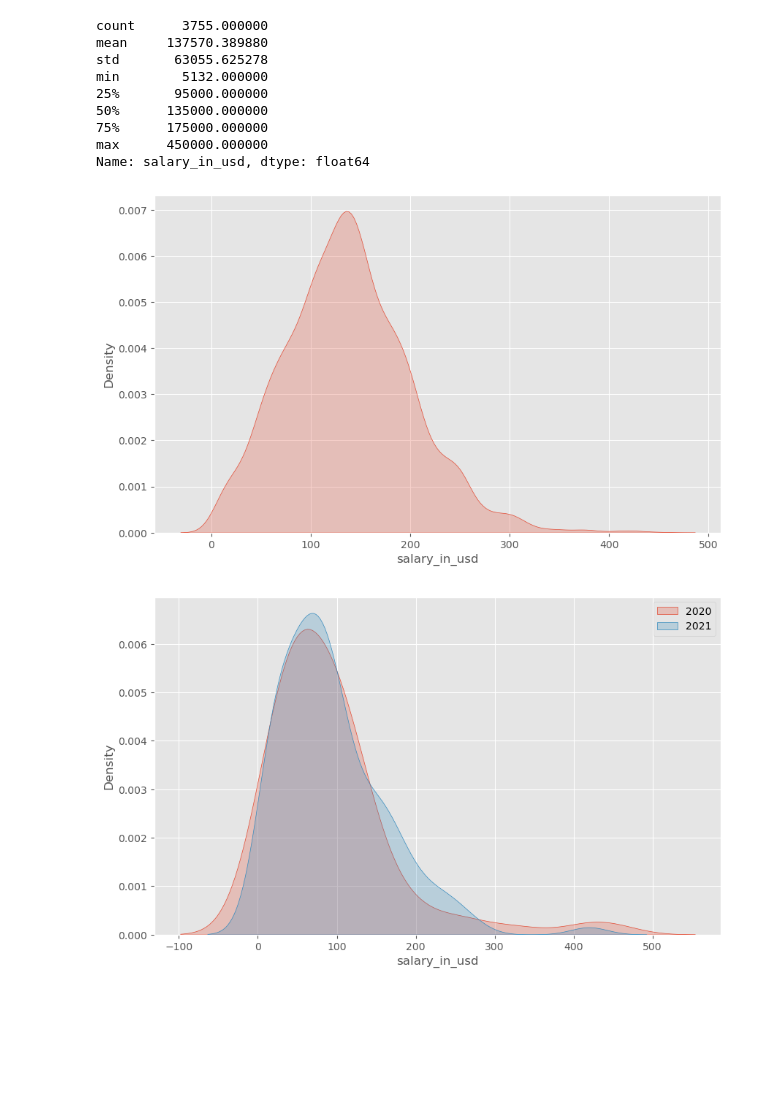
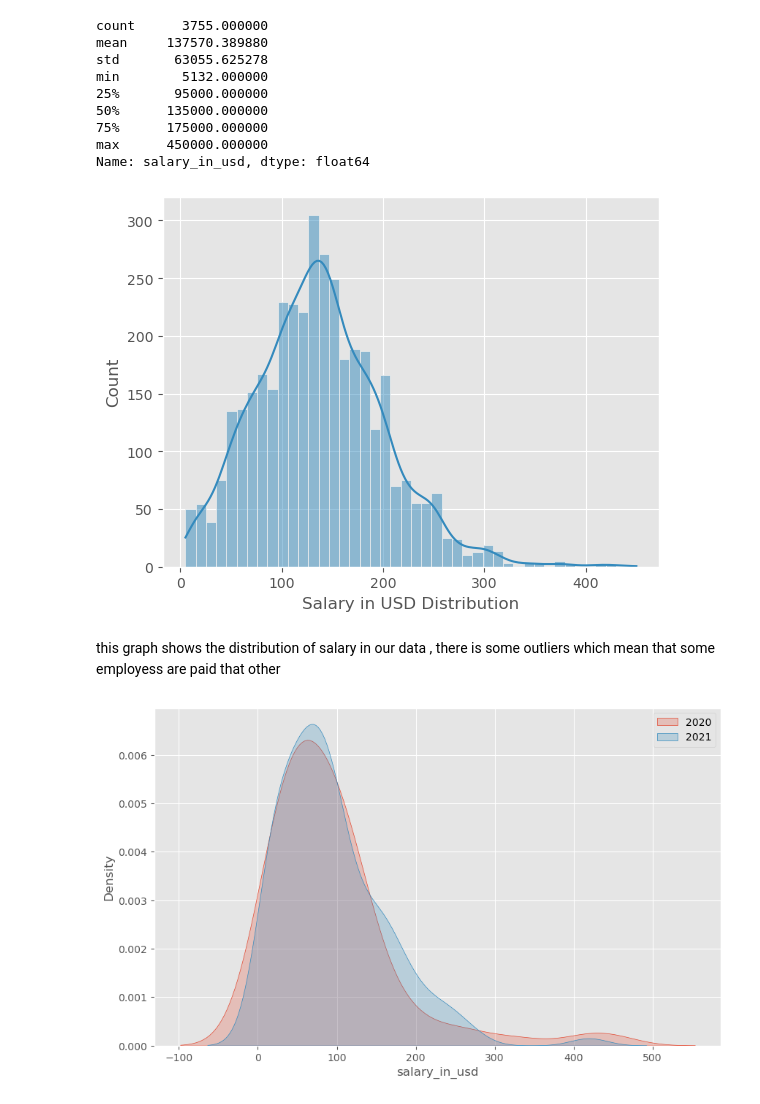
Before and after one commit to ahmedbasemdev/Corelia, a Jupyter notebook: Task 5 - EDA/Code.ipynb, the cells around one changed output. Drawn from its saved outputs; the diff is of its cells as text; code cells hidden in the pictures; blank space fills up the shorter version.

```diff
--- a/Task 5 - EDA/Code.ipynb
+++ b/Task 5 - EDA/Code.ipynb
@@ -424,9 +542,13 @@ Name: salary_in_usd, dtype: float64
 # %%
 data['salary_in_usd'] = data['salary_in_usd'] / 1000
 # %%
-kde_plot('salary_in_usd')
+sns.histplot(data=data , x='salary_in_usd',kde =True)
+plt.xlabel('Salary in USD Distribution')
+plt.show()
 # %% [output]
-[figure, old version]
+[figure, new version]
+# %% [markdown]
+this graph shows the distribution of salary in our data , there is some outliers which mean that some employess are paid that other
 # %%
 plt.figure(figsize=(10,6))
 sns.kdeplot(data=data.loc[data.work_year == 2020]['salary_in_usd'],shade=True)
```
Also changed, not shown: parts of 75 cells of this notebook.
